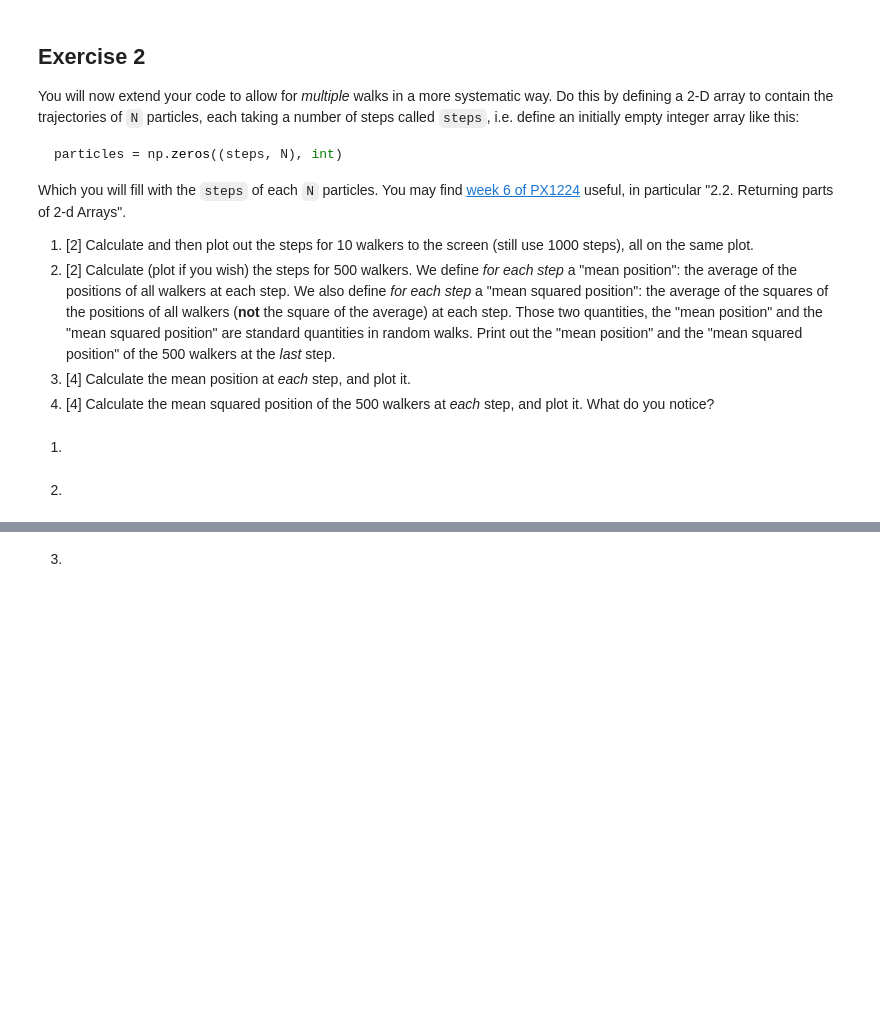
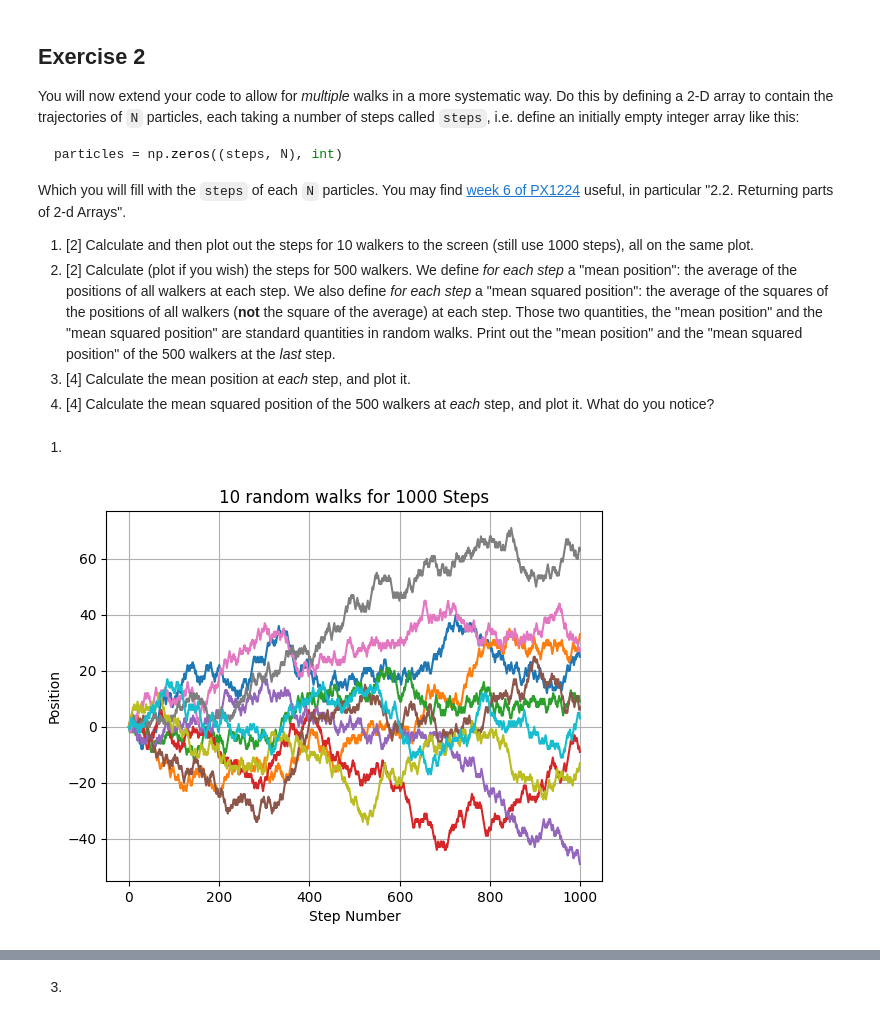
Before and after one commit to PX2145-2025/week-7-b-lowri-nicholls, a Jupyter notebook: Random_walk.ipynb, the cells around one changed output, grey strips where cells are left out. Cells and saved outputs as stored; diff of their text form; code cells hidden in the pictures; blank space fills up the shorter version.

```diff
--- a/Random_walk.ipynb
+++ b/Random_walk.ipynb
@@ -177,5 +177,43 @@ Which you will fill with the `steps` of each `N` particles. You may find [week 6
 plot it. What do you notice?
 # %% [markdown]
 1.
-# %% [markdown]
-2.
+# %%
+#Defining an intially empty array
+
+N= 10 #10 walkers
+steps = 1000
+particles = np.zeros((steps, N), int)
+
+def walk(particles):
+    '''
+    steps is the length of the 1-D random walk vector returned
+    '''
+    steps=1000
+    x = np.zeros(steps, int)  # initialise the array of integers
+    x[0] = 0  # start at the origin
+    for i in range(1, len(x)):
+        rnd = random()  # rnd selected from [0,1)
+        # step left or right randomly ...
+        if (rnd<0.5):
+            x[i] = x[i-1] + 1  # steps right one unit
+        else:
+            x[i] = x[i-1] - 1 # steps left one unit
+    return x
+
+#Define 1000 steps and 100 walker
+steps=1000
+walks=10
+
+#Creating a loop to plot all 10 random walks
+randomwalk = walk(steps)
+for steps in range(walks): #Walkers being 10
+    randomwalk = walk(steps) #Defining within the loop also
+    plt.plot(randomwalk)
+
+plt.title('10 random walks for 1000 Steps')
+plt.xlabel('Step Number')
+plt.ylabel('Position')
+plt.grid(True)
+plt.show()
+# %% [output]
+[figure, added]
```
Also changed, not shown: parts of 4 cells of this notebook.
